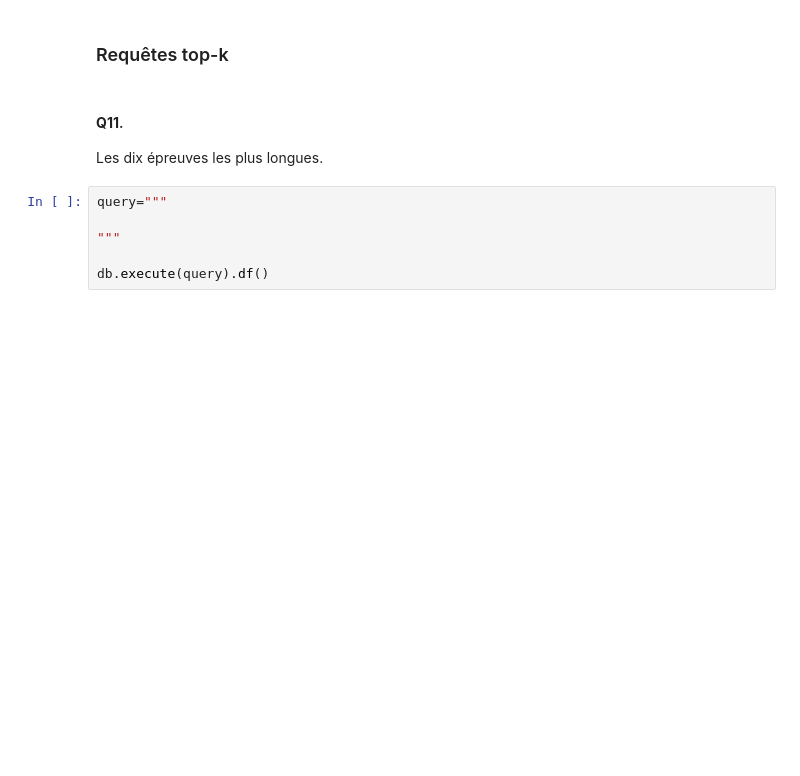
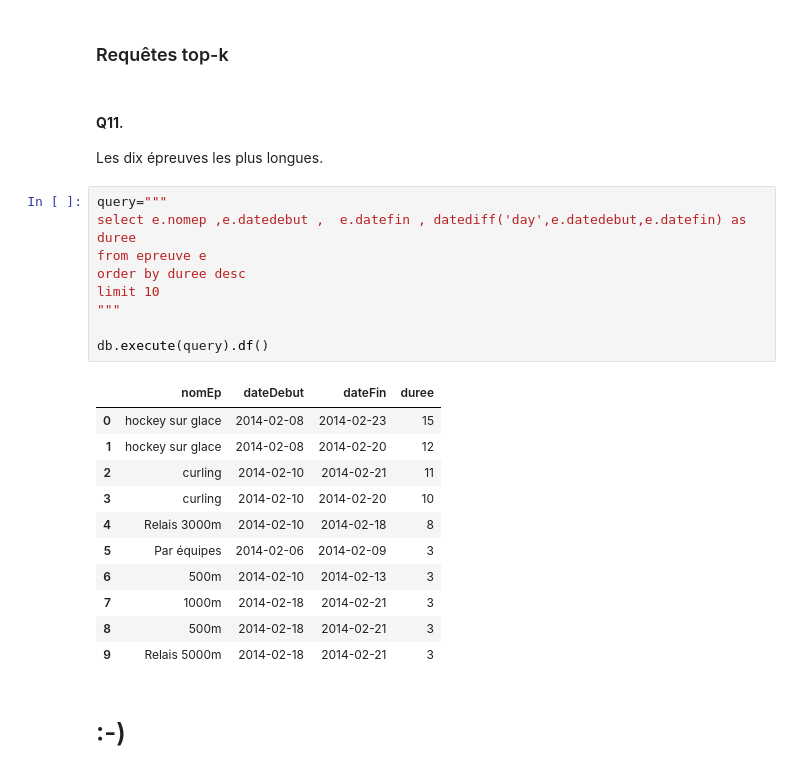
Before and after one commit to A-Aboo/UL2IN0019, a Jupyter notebook: TME 8 Compléments SQL-20260423/TD_TP_8_ETUDIANTS.ipynb, the cells around one changed output. Cells and saved outputs as stored; diff of their text form; blank space fills up the shorter version.

```diff
--- a/TME 8 Compléments SQL-20260423/TD_TP_8_ETUDIANTS.ipynb
+++ b/TME 8 Compléments SQL-20260423/TD_TP_8_ETUDIANTS.ipynb
@@ -1012,7 +1081,25 @@ db.execute(query).df()
 Les dix épreuves les plus longues.
 # %%
 query="""
-
+select e.nomep ,e.datedebut ,  e.datefin , datediff('day',e.datedebut,e.datefin) as duree
+from epreuve e
+order by duree desc
+limit 10
 """
 
 db.execute(query).df()
+# %% [output]
+|  | nomEp | dateDebut | dateFin | duree |
+| 0 | hockey sur glace | 2014-02-08 | 2014-02-23 | 15 |
+| 1 | hockey sur glace | 2014-02-08 | 2014-02-20 | 12 |
+| 2 | curling | 2014-02-10 | 2014-02-21 | 11 |
+| 3 | curling | 2014-02-10 | 2014-02-20 | 10 |
+| 4 | Relais 3000m | 2014-02-10 | 2014-02-18 | 8 |
+| 5 | Par équipes | 2014-02-06 | 2014-02-09 | 3 |
+| 6 | 500m | 2014-02-10 | 2014-02-13 | 3 |
+| 7 | 1000m | 2014-02-18 | 2014-02-21 | 3 |
+| 8 | 500m | 2014-02-18 | 2014-02-21 | 3 |
+| 9 | Relais 5000m | 2014-02-18 | 2014-02-21 | 3 |
+# %% [markdown]
+
+#          :-)
```
Also changed, not shown: parts of 2 cells of this notebook.
